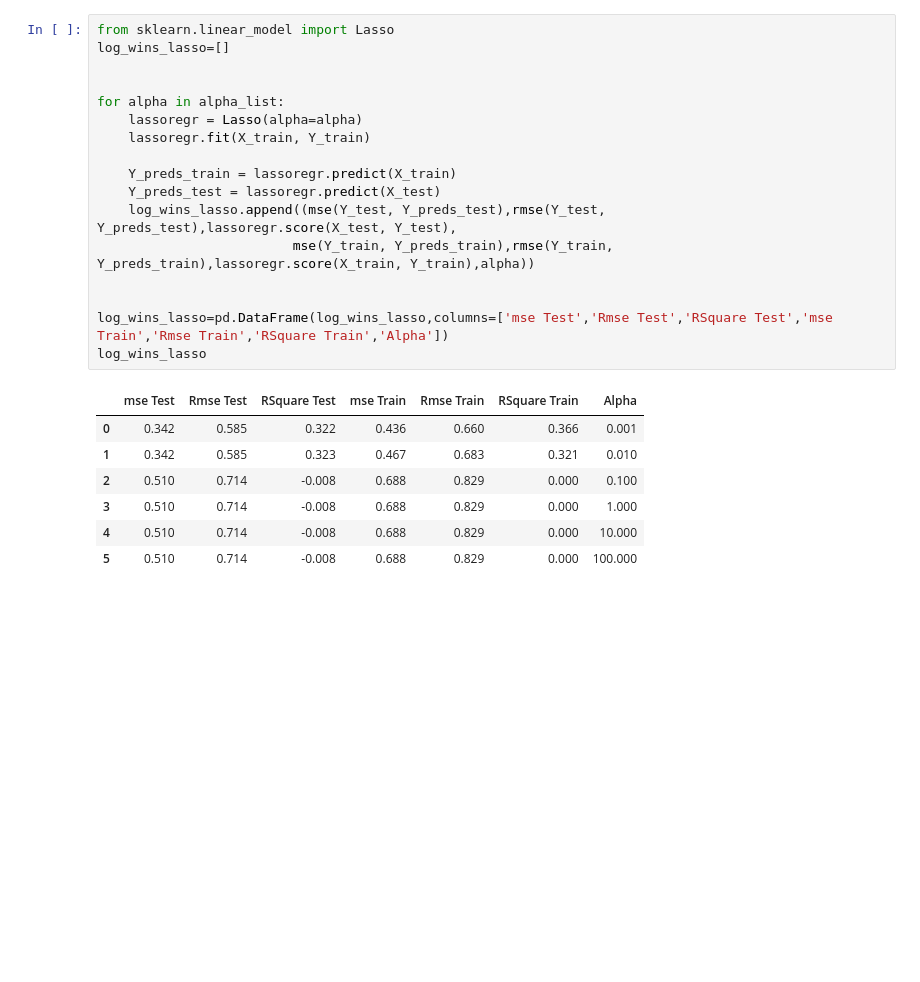
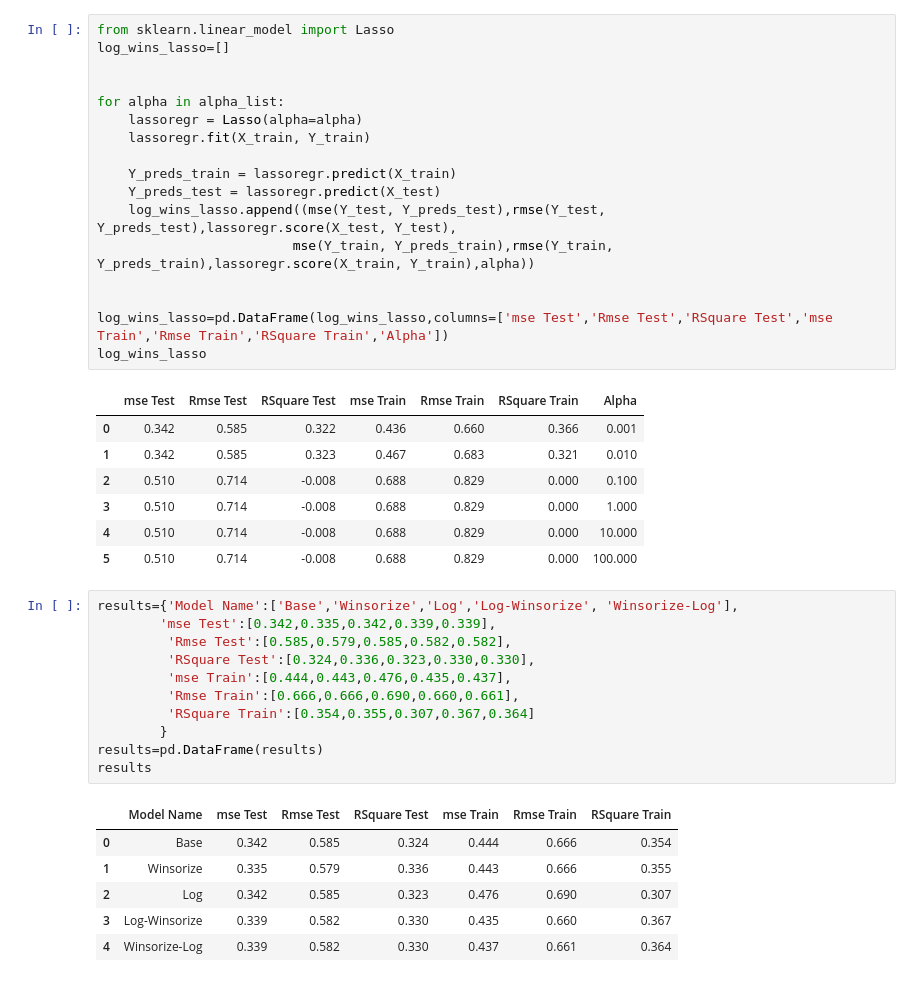
Before and after one commit to selingumusdag/red_wine_quality, a Jupyter notebook: once_log.ipynb, the cells around one changed output. Saved outputs shown, nothing was run; the diff lists cells and outputs as text; blank space fills up the shorter version.

```diff
--- a/once_log.ipynb
+++ b/once_log.ipynb
@@ -289,3 +289,21 @@ log_wins_lasso
 | 3 | 0.510 | 0.714 | -0.008 | 0.688 | 0.829 | 0.000 | 1.000 |
 | 4 | 0.510 | 0.714 | -0.008 | 0.688 | 0.829 | 0.000 | 10.000 |
 | 5 | 0.510 | 0.714 | -0.008 | 0.688 | 0.829 | 0.000 | 100.000 |
+# %%
+results={'Model Name':['Base','Winsorize','Log','Log-Winsorize', 'Winsorize-Log'],
+        'mse Test':[0.342,0.335,0.342,0.339,0.339],
+         'Rmse Test':[0.585,0.579,0.585,0.582,0.582],
+         'RSquare Test':[0.324,0.336,0.323,0.330,0.330],
+         'mse Train':[0.444,0.443,0.476,0.435,0.437],
+         'Rmse Train':[0.666,0.666,0.690,0.660,0.661],
+         'RSquare Train':[0.354,0.355,0.307,0.367,0.364]
+        }
+results=pd.DataFrame(results)
+results
+# %% [output]
+|  | Model Name | mse Test | Rmse Test | RSquare Test | mse Train | Rmse Train | RSquare Train |
+| 0 | Base | 0.342 | 0.585 | 0.324 | 0.444 | 0.666 | 0.354 |
+| 1 | Winsorize | 0.335 | 0.579 | 0.336 | 0.443 | 0.666 | 0.355 |
+| 2 | Log | 0.342 | 0.585 | 0.323 | 0.476 | 0.690 | 0.307 |
+| 3 | Log-Winsorize | 0.339 | 0.582 | 0.330 | 0.435 | 0.660 | 0.367 |
+| 4 | Winsorize-Log | 0.339 | 0.582 | 0.330 | 0.437 | 0.661 | 0.364 |
```
Also changed, not shown: 1 other file.
